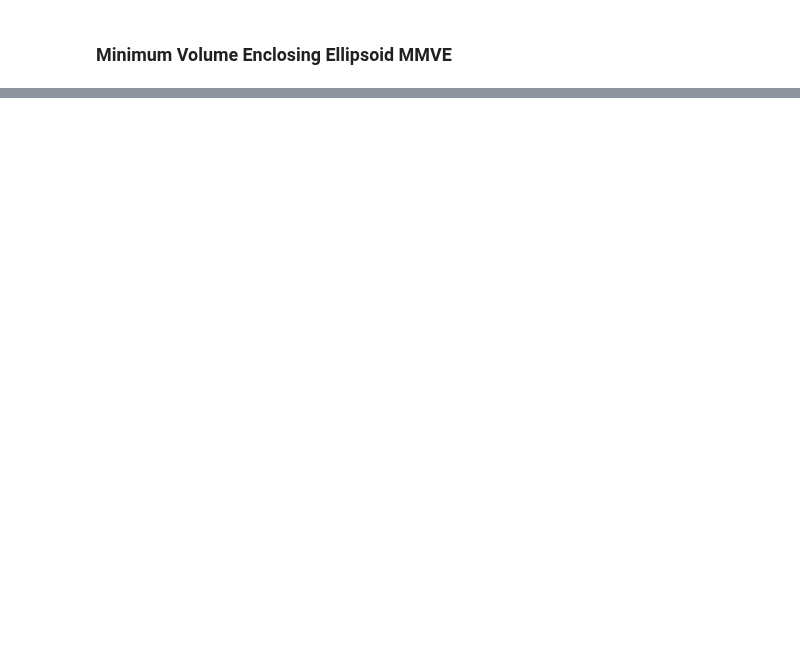
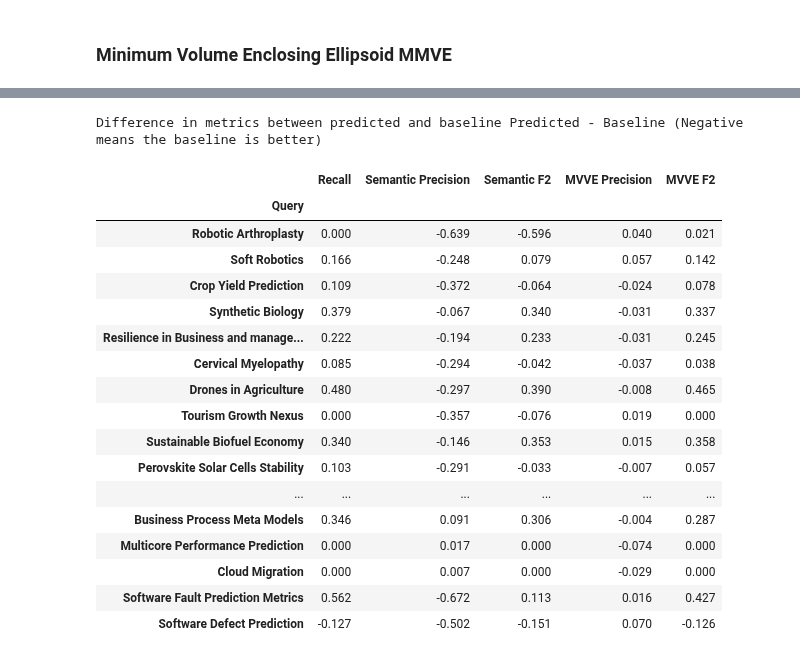
Before and after one commit to Mohammadsaknini/LitQEval, a Jupyter notebook: litQeval/notebooks/eval_pipeline.ipynb, the cells around one changed output, grey strips where cells are left out. Cells and saved outputs as stored; diff of their text form; code cells hidden in the pictures; blank space fills up the shorter version.

```diff
--- a/litQeval/notebooks/eval_pipeline.ipynb
+++ b/litQeval/notebooks/eval_pipeline.ipynb
@@ -151,8 +163,28 @@ fig.show()
 # %%
 # difference in metrics between predicted and baseline (Recall	Semantic Precision	Semantic F2	MVVE Precision	MVVE F2	)
 diff_df = results.loc["Predicted"][["Recall","Semantic Precision" ,"Semantic F2" ,"MVVE Precision", "MVVE F2"]].values\
       - results.loc["Baseline"][["Recall","Semantic Precision" ,"Semantic F2" ,"MVVE Precision", "MVVE F2"]].values
 
 diff_df = pd.DataFrame(diff_df.round(3), columns=["Recall","Semantic Precision" ,"Semantic F2" ,"MVVE Precision", "MVVE F2"], index=results.loc["Baseline"]["Query"])
 diff_df = diff_df.style.map(lambda x: 'background-color: #6b0801' if x < -0.5 else 'background-color: #a82b22' if x < 0 else '')
-diff_df.format("{:.3f}").set_caption("Difference in metrics between predicted and baseline (Red indicates a decrease in the metric in comparison to the baseline")
+diff_df.format("{:.3f}").set_caption("Difference in metrics between predicted and baseline Predicted - Baseline (Negative means the baseline is better)")
+# %% [output]
+Difference in metrics between predicted and baseline Predicted - Baseline (Negative means the baseline is better)
+|  | Recall | Semantic Precision | Semantic F2 | MVVE Precision | MVVE F2 |
+| Query |  |  |  |  |  |
+| Robotic Arthroplasty | 0.000 | -0.639 | -0.596 | 0.040 | 0.021 |
+| Soft Robotics | 0.166 | -0.248 | 0.079 | 0.057 | 0.142 |
+| Crop Yield Prediction | 0.109 | -0.372 | -0.064 | -0.024 | 0.078 |
+| Synthetic Biology | 0.379 | -0.067 | 0.340 | -0.031 | 0.337 |
+| Resilience in Business and manage... | 0.222 | -0.194 | 0.233 | -0.031 | 0.245 |
+| Cervical Myelopathy | 0.085 | -0.294 | -0.042 | -0.037 | 0.038 |
+| Drones in Agriculture | 0.480 | -0.297 | 0.390 | -0.008 | 0.465 |
+| Tourism Growth Nexus | 0.000 | -0.357 | -0.076 | 0.019 | 0.000 |
+| Sustainable Biofuel Economy | 0.340 | -0.146 | 0.353 | 0.015 | 0.358 |
+| Perovskite Solar Cells Stability | 0.103 | -0.291 | -0.033 | -0.007 | 0.057 |
+| ... | ... | ... | ... | ... | ... |
+| Business Process Meta Models | 0.346 | 0.091 | 0.306 | -0.004 | 0.287 |
+| Multicore Performance Prediction | 0.000 | 0.017 | 0.000 | -0.074 | 0.000 |
+| Cloud Migration | 0.000 | 0.007 | 0.000 | -0.029 | 0.000 |
+| Software Fault Prediction Metrics | 0.562 | -0.672 | 0.113 | 0.016 | 0.427 |
+| Software Defect Prediction | -0.127 | -0.502 | -0.151 | 0.070 | -0.126 |
```
Also changed, not shown: parts of 7 cells of this notebook, 1 other file.
